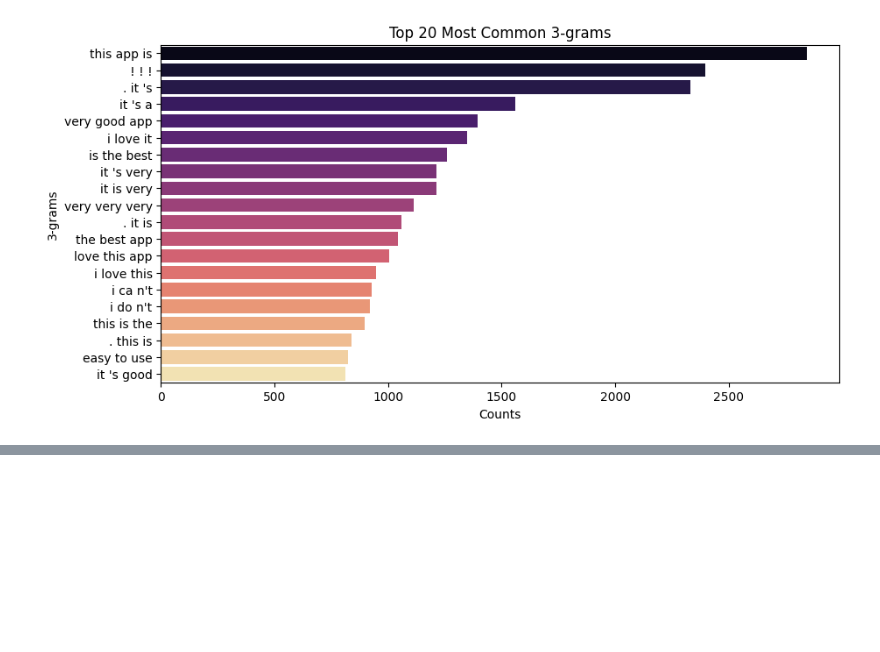
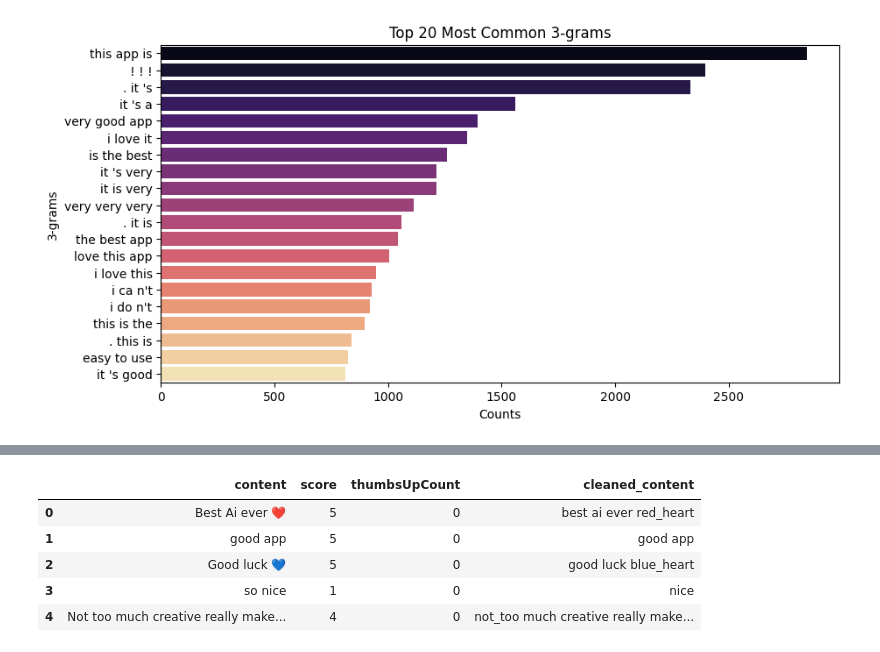
Before and after one commit to Silvano315/NLP-for-ChatGPT-Reviews, a Jupyter notebook: EDA.ipynb, the cells around one changed output, grey strips where cells are left out. Saved outputs shown, nothing was run; the diff lists cells and outputs as text; code cells hidden in the pictures; blank space fills up the shorter version.

```diff
--- a/EDA.ipynb
+++ b/EDA.ipynb
@@ -203,0 +208,4 @@ plot_top_n_ngrams(all_text, n=3, top_k=20)
+# %%
+# Dropping useless features
+
+df_cleaned.drop(columns=['reviewId', 'userName', 'at', 'reviewCreatedVersion', 'appVersion'], inplace=True)
@@ -203,0 +221,10 @@ plot_top_n_ngrams(all_text, n=3, top_k=20)
+# %%
+# Cleaning text function applied to df_cleaned
+
+nltk.download('punkt')
+nltk.download('stopwords')
+nltk.download('wordnet')
+nltk.download('vader_lexicon')
+
+df_preprocessed = df_cleaned.copy()
+df_preprocessed['cleaned_content'] = df_preprocessed['content'].dropna().apply(clean_text)
@@ -203,0 +244,9 @@ plot_top_n_ngrams(all_text, n=3, top_k=20)
+# %%
+df_preprocessed.head(5)
+# %% [output]
+|  | content | score | thumbsUpCount | cleaned_content |
+| 0 | Best Ai ever ❤️ | 5 | 0 | best ai ever red_heart |
+| 1 | good app | 5 | 0 | good app |
+| 2 | Good luck 💙 | 5 | 0 | good luck blue_heart |
+| 3 | so nice | 1 | 0 | nice |
+| 4 | Not too much creative really make... | 4 | 0 | not_too much creative really make... |
```
Also changed, not shown: parts of 7 cells of this notebook.
